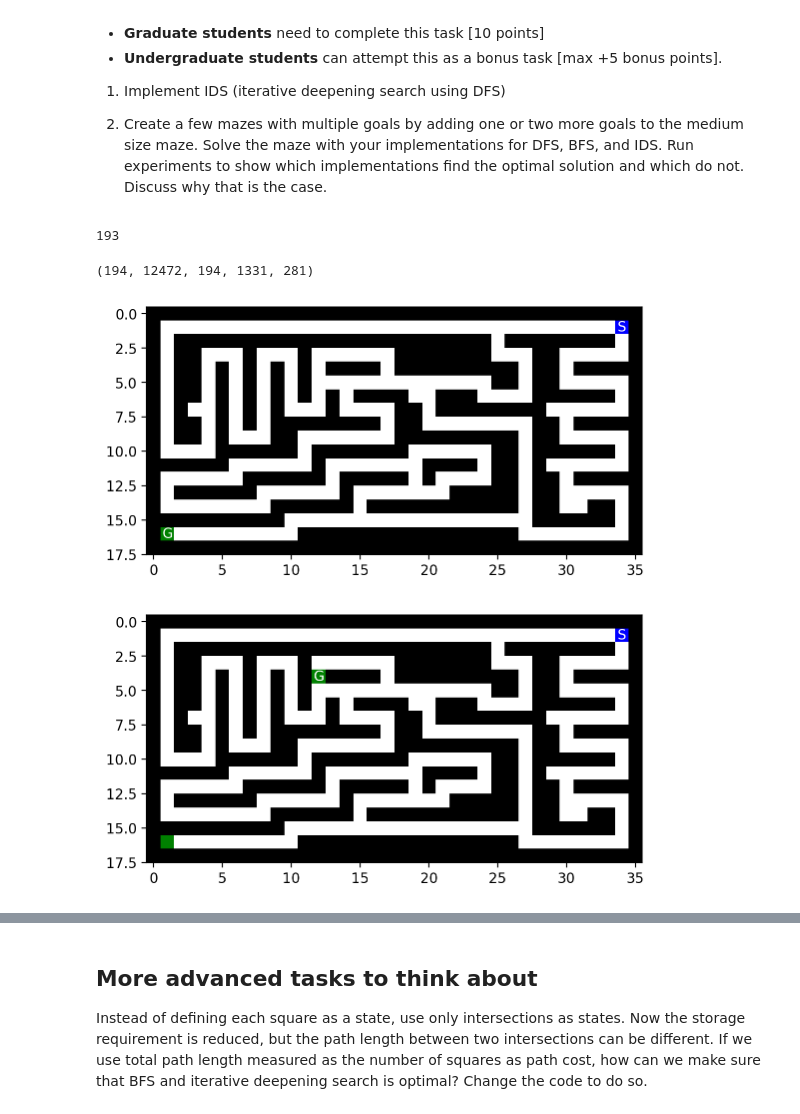
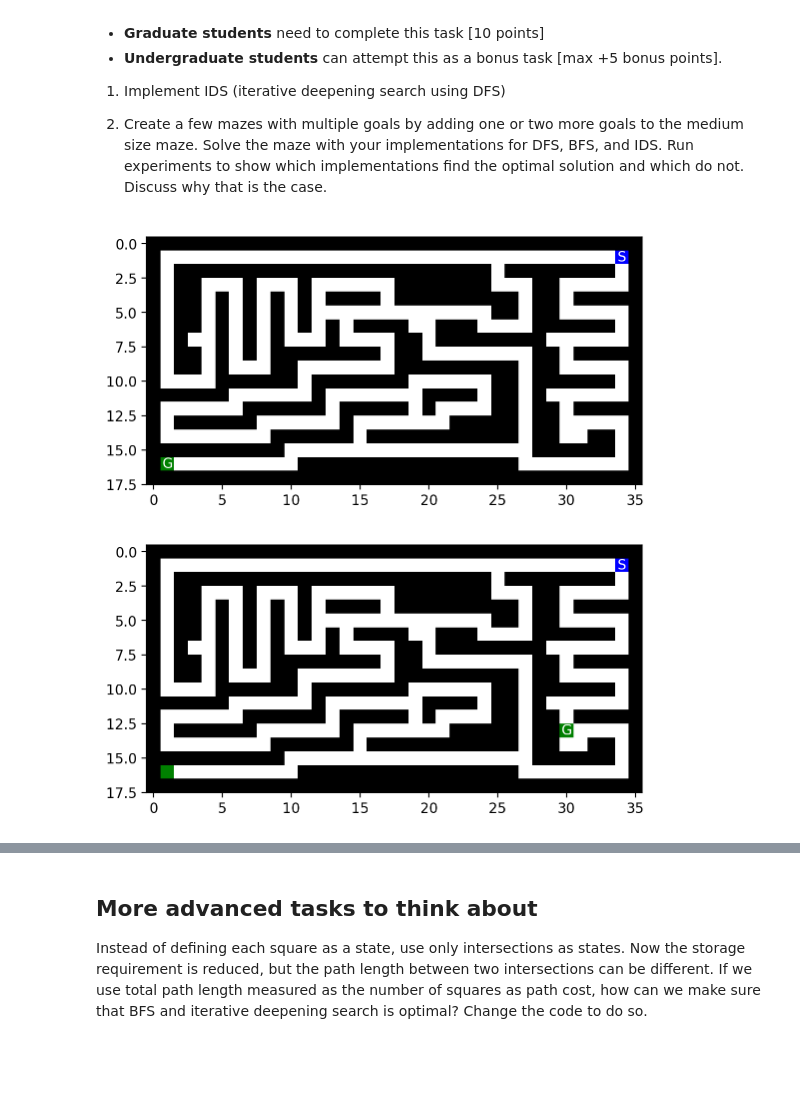
Before and after one commit to Owen-Deng/CS7320-AI, a Jupyter notebook: Search/Maze.ipynb, the cells around one changed output, grey strips where cells are left out. Saved outputs shown, nothing was run; the diff lists cells and outputs as text; code cells hidden in the pictures; blank space fills up the shorter version.

```diff
--- a/Search/Maze.ipynb
+++ b/Search/Maze.ipynb
@@ -219,13 +219,16 @@ __Notes:__
 # %%
 from collections import deque
 import numpy as np
+import random
 
 actions = {'North': (-1, 0), 'South': (1, 0), 'West': (0, -1), 'East': (0, 1)}
 
 def expand(maze, node):
     y, x = node.pos
 
-    for action, (offset_y, offset_x) in actions.items():
+    action_offsets = list(actions.items())
+    # random.shuffle(action_offsets)
+    for action, (offset_y, offset_x) in action_offsets:
         new_y, new_x = y + offset_y, x + offset_x
         if new_y < 0 or new_x < 0 or new_y >= maze.shape[0] or new_x >= maze.shape[1] or maze[new_y, new_x] == 'X':
             continue # out of bound or ran into wall
@@ -489,36 +490,32 @@ Solve the maze with your implementations for DFS, BFS, and IDS. Run experiments
 depth_limited_search = depth_first_search
 def iterative_deepening_search(maze):
     depth = 0
+    #res.cost if res else None, num_expanded, max_tree_depth, max_in_memory_nodes, max_frontier_size
+    total_num_expaned = 0
     while True:
         res = depth_limited_search(maze, depth)
+        total_num_expaned += res[1]
         if res[0] is not None:
+            res = list(res)
+            res[1] = total_num_expaned
             return res
         depth += 1
-
-# with open('open_maze.txt', 'r') as fr:
-#     maze_str = fr.read()
-
-# maze = mh.parse_maze(maze_str)
-# iterative_deepening_search(maze)
-# %% [output]
-193
-(194, 12472, 194, 1331, 281)
 # %%
 import random
 with open('medium_maze.txt', 'r') as fr:
     maze_str = fr.read()
 
-maze = mh.parse_maze(maze_str)
-mh.show_maze(maze)
+multigoal_maze = mh.parse_maze(maze_str)
+mh.show_maze(multigoal_maze)
 # add one more goal randomly
 while True:
-    row = random.randint(1, maze.shape[0]-2)
-    col = random.randint(1, maze.shape[1]-2)
-    if maze[row][col] == ' ':
-        maze[row][col] = 'G'
+    row = random.randint(1, multigoal_maze.shape[0]-2)
+    col = random.randint(1, multigoal_maze.shape[1]-2)
+    if multigoal_maze[row][col] == ' ':
+        multigoal_maze[row][col] = 'G'
         break
 np.set_printoptions(linewidth=100000)
-mh.show_maze(maze)
+mh.show_maze(multigoal_maze)
 # %% [output]
 [figure]
-[figure, old version]
+[figure, new version]
```
Also changed, not shown: parts of 4 cells of this notebook.
